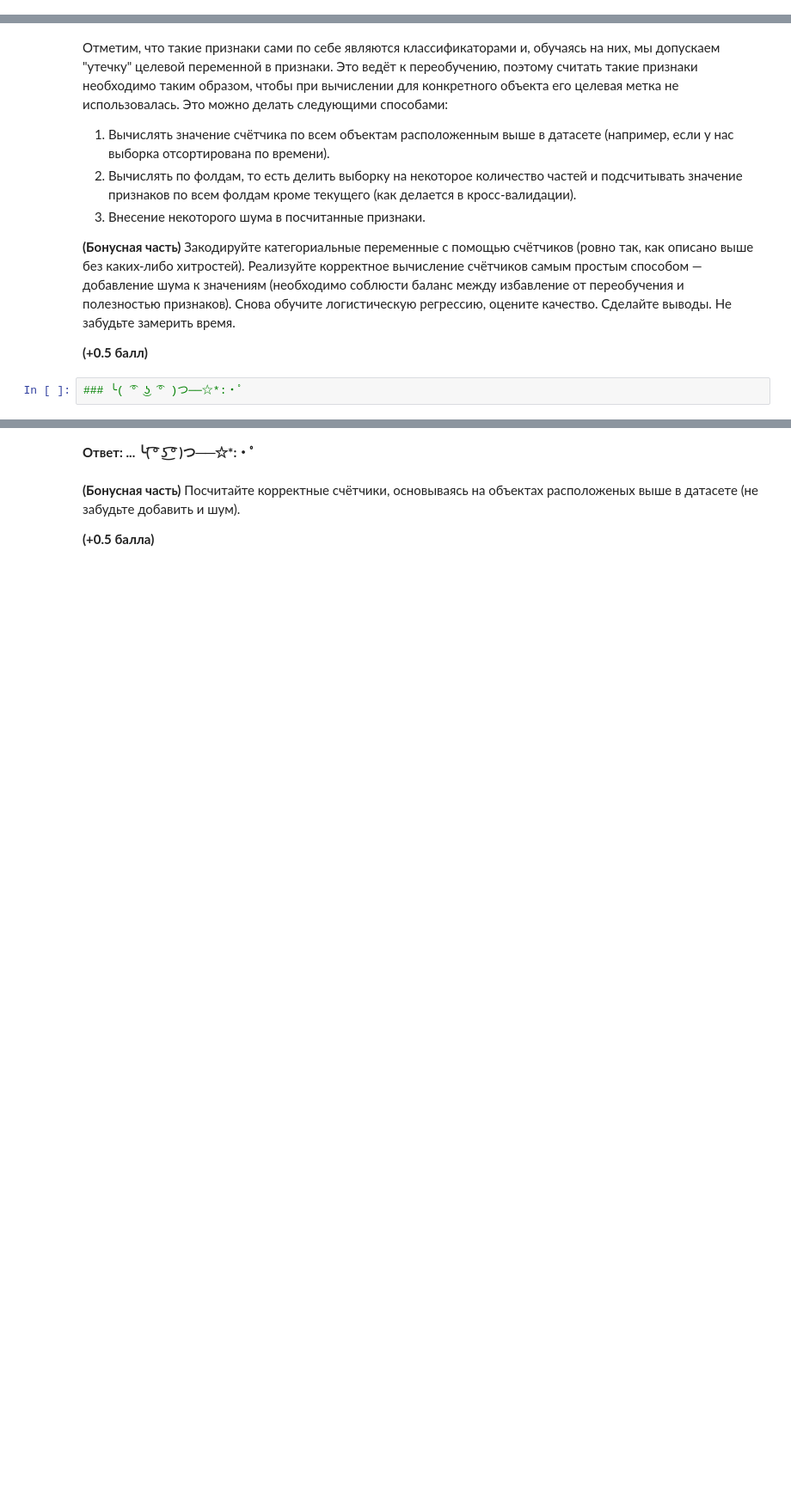
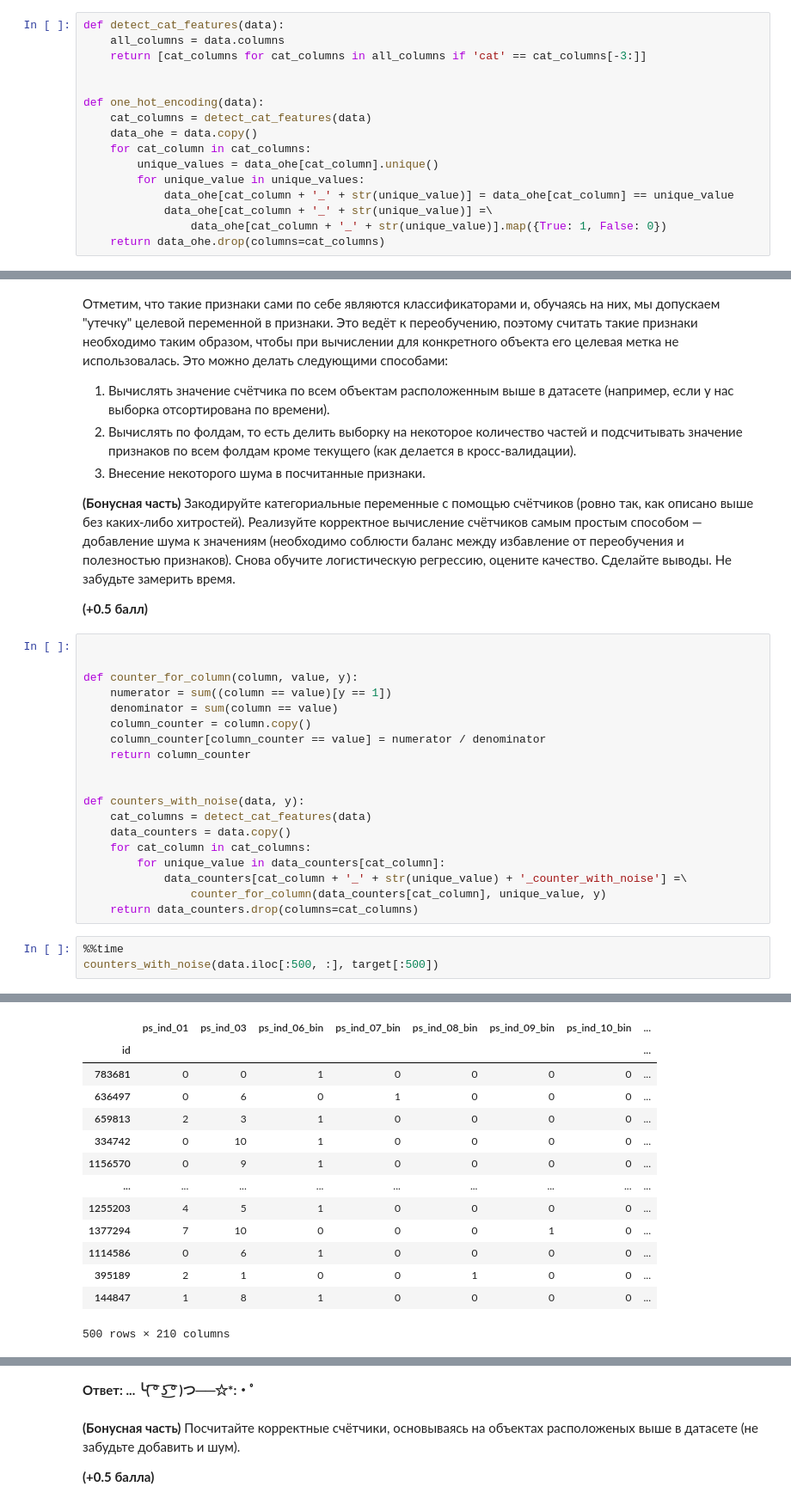
Before and after one commit to paniquex/ML_DS_practice, a Jupyter notebook: MMRO/HW_04/homework-practuce-04-KuzminNikita.ipynb, the cells around one changed output, grey strips where cells are left out. Shown at 86% size. Cells and saved outputs as stored; diff of their text form; blank space fills up the shorter version.

Commit message:
need to make counters faster

```diff
--- a/MMRO/HW_04/homework-practuce-04-KuzminNikita.ipynb
+++ b/MMRO/HW_04/homework-practuce-04-KuzminNikita.ipynb
@@ -632,0 +654,16 @@ __(0.5 балла)__
+# %%
+def detect_cat_features(data):
+    all_columns = data.columns
+    return [cat_columns for cat_columns in all_columns if 'cat' == cat_columns[-3:]]
+
+
+def one_hot_encoding(data):
+    cat_columns = detect_cat_features(data)
+    data_ohe = data.copy()
+    for cat_column in cat_columns:
+        unique_values = data_ohe[cat_column].unique()
+        for unique_value in unique_values:
+            data_ohe[cat_column + '_' + str(unique_value)] = data_ohe[cat_column] == unique_value
+            data_ohe[cat_column + '_' + str(unique_value)] =\
+                data_ohe[cat_column + '_' + str(unique_value)].map({True: 1, False: 0})
+    return data_ohe.drop(columns=cat_columns)
@@ -644,5 +716,26 @@ $$
 __(Бонусная часть)__ Закодируйте категориальные переменные с помощью счётчиков (ровно так, как описано выше без каких-либо хитростей). Реализуйте корректное вычисление счётчиков самым простым способом — добавление шума к значениям (необходимо соблюсти баланс между избавление от переобучения и полезностью признаков). Снова обучите логистическую регрессию, оцените качество. Сделайте выводы. Не забудьте замерить время.
 
 __(+0.5 балл)__
-# %%
-### ╰( ͡° ͜ʖ ͡° )つ──☆*:・ﾟ
+# %%
+
+
+def counter_for_column(column, value, y):
+    numerator = sum((column == value)[y == 1])
+    denominator = sum(column == value)
+    column_counter = column.copy()
+    column_counter[column_counter == value] = numerator / denominator
+    return column_counter
+
+
+def counters_with_noise(data, y):
+    cat_columns = detect_cat_features(data)
+    data_counters = data.copy()
+    for cat_column in cat_columns:
+        for unique_value in data_counters[cat_column]:
+            data_counters[cat_column + '_' + str(unique_value) + '_counter_with_noise'] =\
+                counter_for_column(data_counters[cat_column], unique_value, y)
+    return data_counters.drop(columns=cat_columns)
+# %%
+%%time
+counters_with_noise(data.iloc[:500, :], target[:500])
+# %% [output]
@@ -648,0 +744,14 @@ __(+0.5 балл)__
+|  | ps_ind_01 | ps_ind_03 | ps_ind_06_bin | ps_ind_07_bin | ps_ind_08_bin | ps_ind_09_bin | ps_ind_10_bin | ... |
+| id |  |  |  |  |  |  |  | ... |
+| 783681 | 0 | 0 | 1 | 0 | 0 | 0 | 0 | ... |
+| 636497 | 0 | 6 | 0 | 1 | 0 | 0 | 0 | ... |
+| 659813 | 2 | 3 | 1 | 0 | 0 | 0 | 0 | ... |
+| 334742 | 0 | 10 | 1 | 0 | 0 | 0 | 0 | ... |
+| 1156570 | 0 | 9 | 1 | 0 | 0 | 0 | 0 | ... |
+| ... | ... | ... | ... | ... | ... | ... | ... | ... |
+| 1255203 | 4 | 5 | 1 | 0 | 0 | 0 | 0 | ... |
+| 1377294 | 7 | 10 | 0 | 0 | 0 | 1 | 0 | ... |
+| 1114586 | 0 | 6 | 1 | 0 | 0 | 0 | 0 | ... |
+| 395189 | 2 | 1 | 0 | 0 | 1 | 0 | 0 | ... |
+| 144847 | 1 | 8 | 1 | 0 | 0 | 0 | 0 | ... |
+500 rows × 210 columns
```
Also changed, not shown: parts of 27 cells of this notebook.
